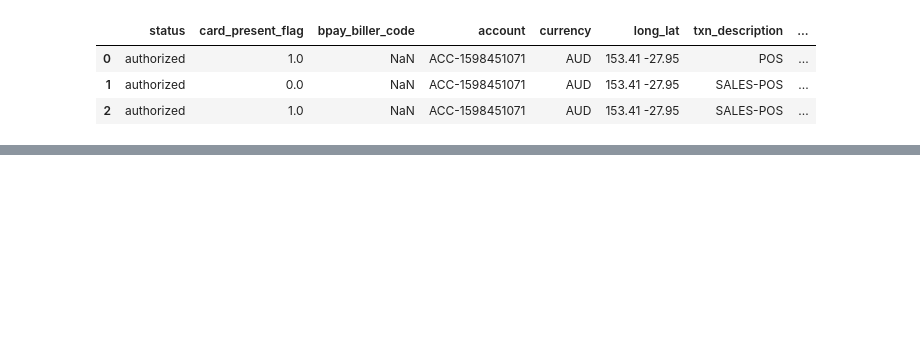
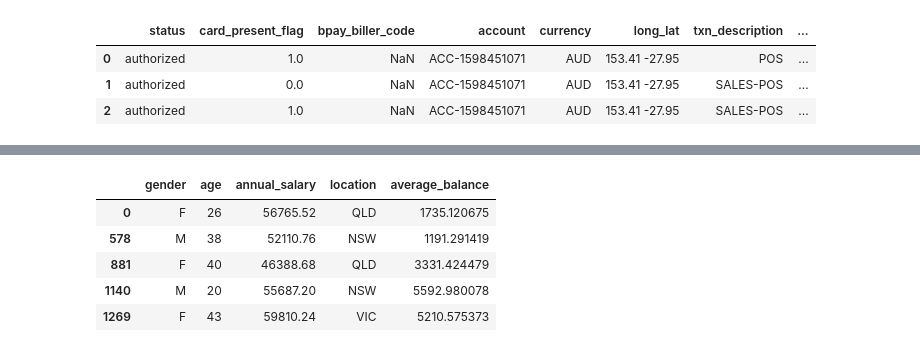
Before and after one commit to nug1209/ANZ_Data_Virtual_Experience, a Jupyter notebook: ANZ_Data_Analytics.ipynb, the cells around one changed output, grey strips where cells are left out. Drawn from its saved outputs; the diff is of its cells as text; code cells hidden in the pictures; blank space fills up the shorter version.

```diff
--- a/ANZ_Data_Analytics.ipynb
+++ b/ANZ_Data_Analytics.ipynb
@@ -745,0 +821,9 @@ df.head(3)
+# %%
+df_mod.head()
+# %% [output]
+|  | gender | age | annual_salary | location | average_balance |
+| 0 | F | 26 | 56765.52 | QLD | 1735.120675 |
+| 578 | M | 38 | 52110.76 | NSW | 1191.291419 |
+| 881 | F | 40 | 46388.68 | QLD | 3331.424479 |
+| 1140 | M | 20 | 55687.20 | NSW | 5592.980078 |
+| 1269 | F | 43 | 59810.24 | VIC | 5210.575373 |
```
Also changed, not shown: parts of 12 cells of this notebook.
